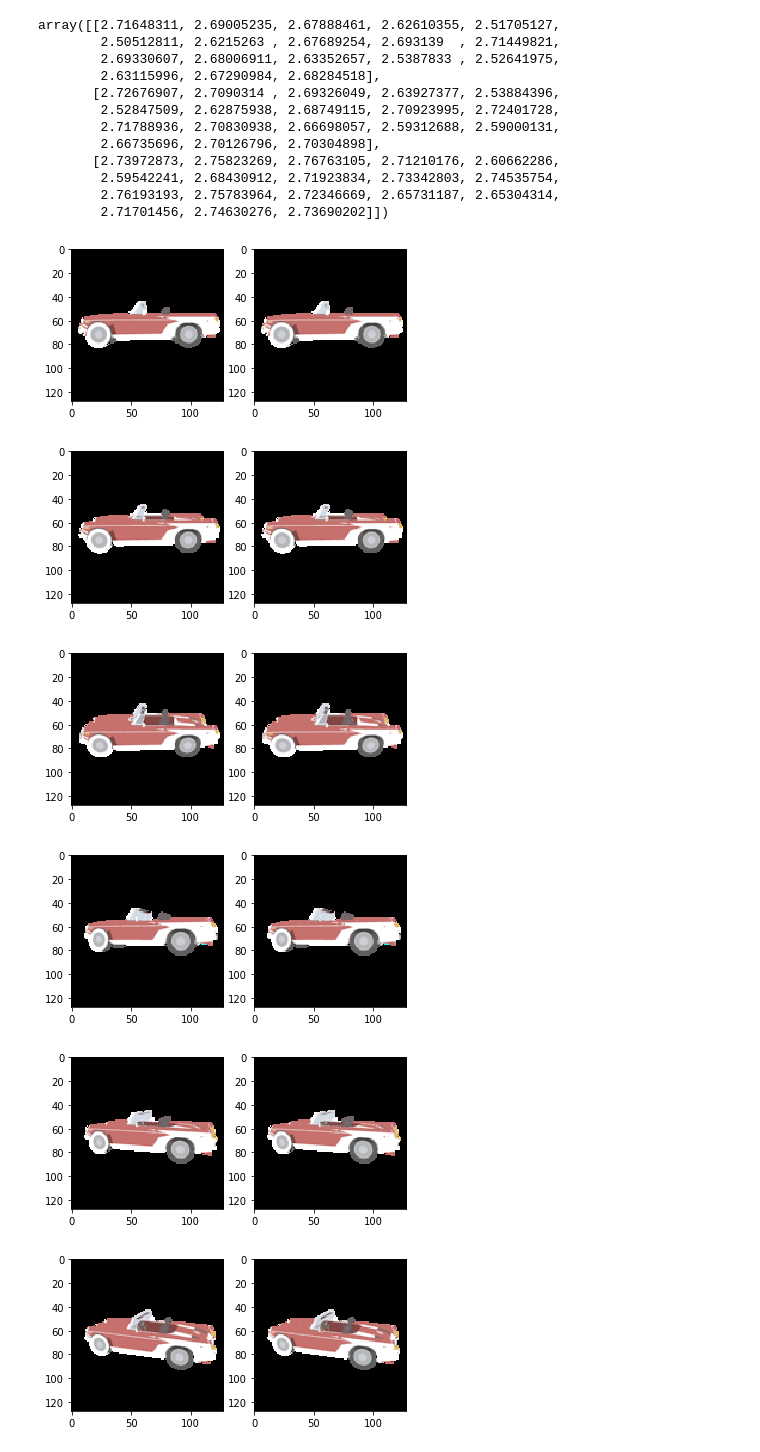
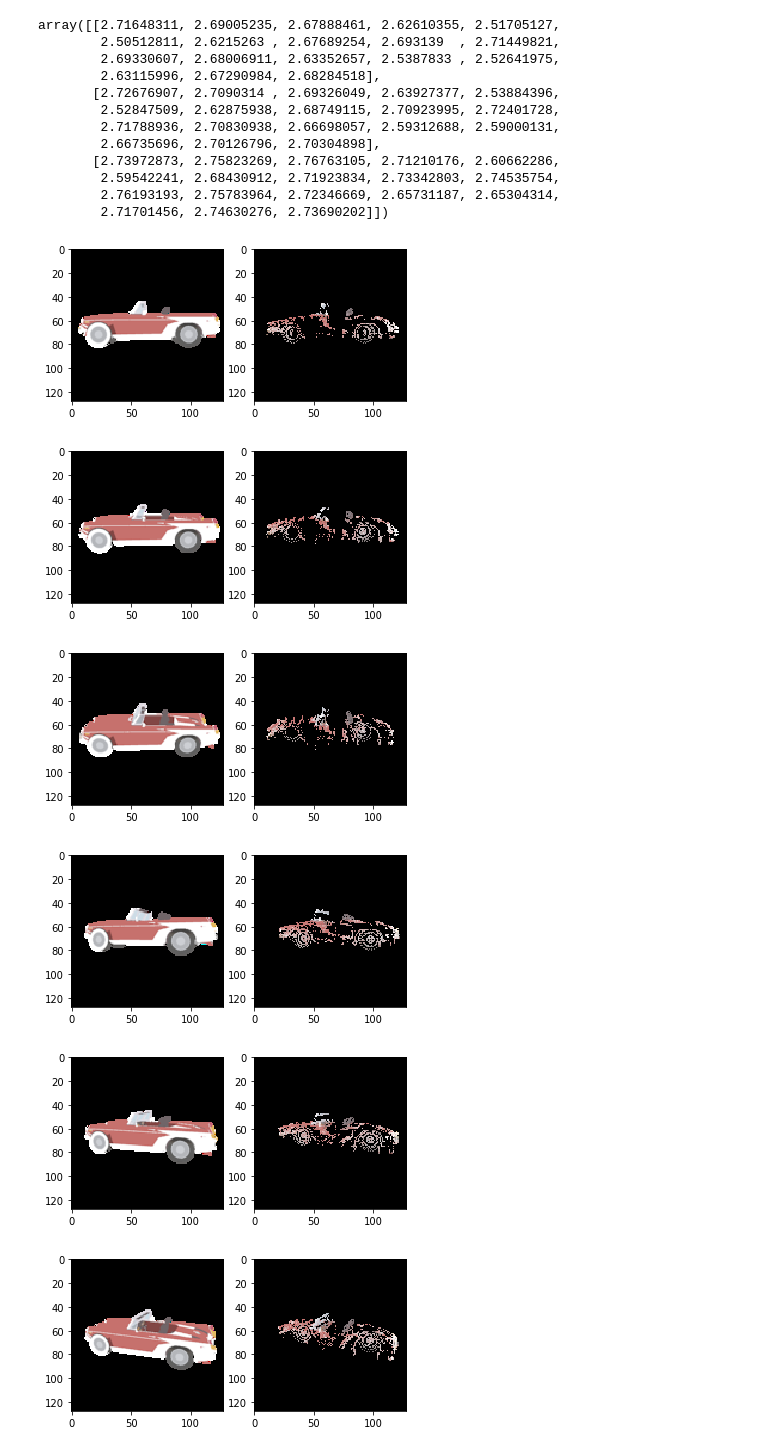
Before and after one commit to DanDoge/FYP, a Jupyter notebook: rendering/2d3d_matching.ipynb, the cells around one changed output. Cells and saved outputs as stored; diff of their text form; code cells hidden in the pictures.

```diff
--- a/rendering/2d3d_matching.ipynb
+++ b/rendering/2d3d_matching.ipynb
@@ -500,36 +500,37 @@ for idx, model in enumerate(model_list):
     vertex2color = OrderedDict()
     for az in range(18):
         for el in range(3):
             real_img_path = "C:\\tmp\\test\\" + model + "\\" + model + "_az_" + str(az * 20) + "_el_" + str(el * 10) + "_albedo.png0001.png"
             syn_img_path = "./rotate/rotate/" + str(idx * 1000 + az * 10 + el) + ".0.jpg"
             synimg = np.array(Image.open(syn_img_path))
             realimg = np.array(Image.open(real_img_path).convert("RGB"))
             for i in range(128):
                 for j in range(128):
                     if pixel2vertex[az, el, i, j, 0] != 1234567.0:
                         if not repr(pixel2vertex[az, el, i, j, 1:]) in vertex2color:
                             vertex2color[repr(pixel2vertex[az, el, i, j, 1:])] = []
                         vertex2color[repr(pixel2vertex[az, el, i, j, 1:])].append(realimg[i, j])
     for az in range(18):
         for el in range(3):
             real_img_path = "C:\\tmp\\test\\" + model + "\\" + model + "_az_" + str(az * 20) + "_el_" + str(el * 10) + "_albedo.png0001.png"
             realimg = np.array(Image.open(real_img_path).convert("RGB"))
 
             synimg_refined = np.copy(realimg)
+            synimg_refined.fill(0)
             for i in range(128):
                 for j in range(128):
                     if pixel2vertex[az, el, i, j, 0] != 1234567.0:
                         candidate_pixel = np.mean(vertex2color[repr(pixel2vertex[az, el, i, j, 1:])], axis=0)
                         synimg_refined[i, j] = candidate_pixel
             fig, axs = plt.subplots(1, 2)
             axs[0].imshow(realimg)
             axs[1].imshow(synimg_refined)
     if idx >= 0:
         break
 # %% [output]
-[figure, old version]
+[figure, new version]
-[figure, old version]
+[figure, new version]
-[figure, old version]
+[figure, new version]
-[figure, old version]
+[figure, new version]
-[figure, old version]
+[figure, new version]
-[figure, old version]
+[figure, new version]
```
Also changed, not shown: parts of 3 cells of this notebook, 8 other files.
